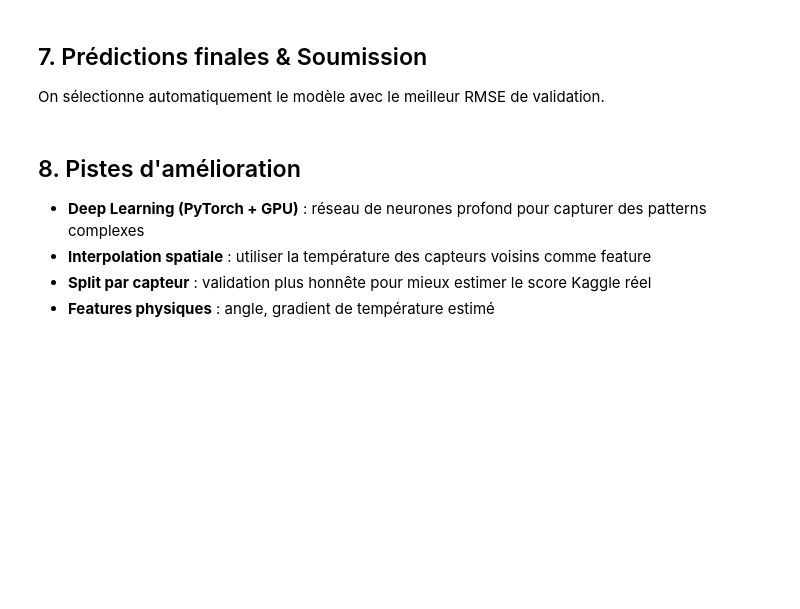
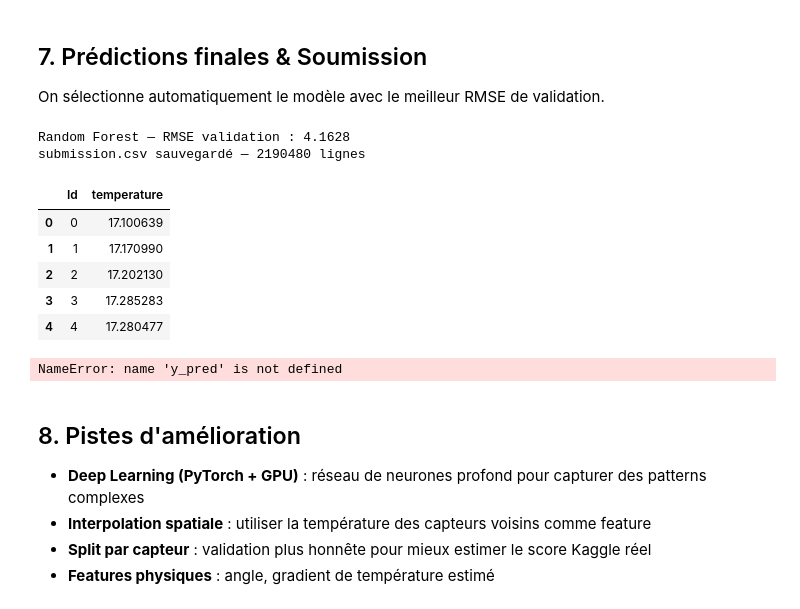
Before and after one commit to NourNaja-leb/IntroML-2026, a Jupyter notebook: ml_project/train_rf_only.ipynb, the cells around one changed output. Cells and saved outputs as stored; diff of their text form; code cells hidden in the pictures; blank space fills up the shorter version.

```diff
--- a/ml_project/train_rf_only.ipynb
+++ b/ml_project/train_rf_only.ipynb
@@ -182,9 +261,15 @@ Hyperparamètres :
 # %%
+from sklearn.ensemble import RandomForestRegressor
 np.random.seed(42)
 idx_rf = np.random.choice(len(X_train_s), size=500_000, replace=False)
 
-rf = RandomForestRegressor(n_estimators=100, max_depth=15, n_jobs=-1, random_state=42)
-rf.fit(X_train_s[idx_rf], y_train[idx_rf])
+rf = RandomForestRegressor(
+    n_estimators=100,
+    max_depth=10,      # ← moins profond pour moins d'overfitting
+    min_samples_leaf=10,  # ← chaque feuille doit avoir au moins 10 points
+    n_jobs=-1,
+    random_state=42
+)
 
 y_pred_val_rf = rf.predict(X_val_s)
 rmse_rf = np.sqrt(mean_squared_error(y_val, y_pred_val_rf))
@@ -202,6 +291,32 @@ plt.show()
 ## 7. Prédictions finales & Soumission
 
 On sélectionne automatiquement le modèle avec le meilleur RMSE de validation.
+# %%
+y_pred = rf.predict(X_test_s)
+
+submission = pd.DataFrame({
+    'Id': np.arange(len(test), dtype=int),
+    'temperature': y_pred.astype(float)
+})
+
+assert list(submission.columns) == ['Id', 'temperature']
+assert len(submission) == len(test)
+assert np.isfinite(submission['temperature']).all()
+assert submission.isna().sum().sum() == 0
+
+submission.to_csv('submission.csv', index=False)
+print(f'Random Forest — RMSE validation : {rmse_rf:.4f}')
+print(f'submission.csv sauvegardé — {len(submission)} lignes')
+display(submission.head())
+# %% [output]
+Random Forest — RMSE validation : 4.1628
+submission.csv sauvegardé — 2190480 lignes
+|  | Id | temperature |
+| 0 | 0 | 17.100639 |
+| 1 | 1 | 17.170990 |
+| 2 | 2 | 17.202130 |
+| 3 | 3 | 17.285283 |
+| 4 | 4 | 17.280477 |
 # %%
 # Comparaison train vs prédictions par timestep
 test_with_pred = test.copy()
@@ -221,6 +336,8 @@ plt.ylabel('Température moyenne')
 plt.legend()
 plt.tight_layout()
 plt.show()
+# %% [output]
+NameError: name 'y_pred' is not defined
 # %% [markdown]
 ## 8. Pistes d'amélioration
 
```
Also changed, not shown: parts of 15 cells of this notebook, 1 other file.
